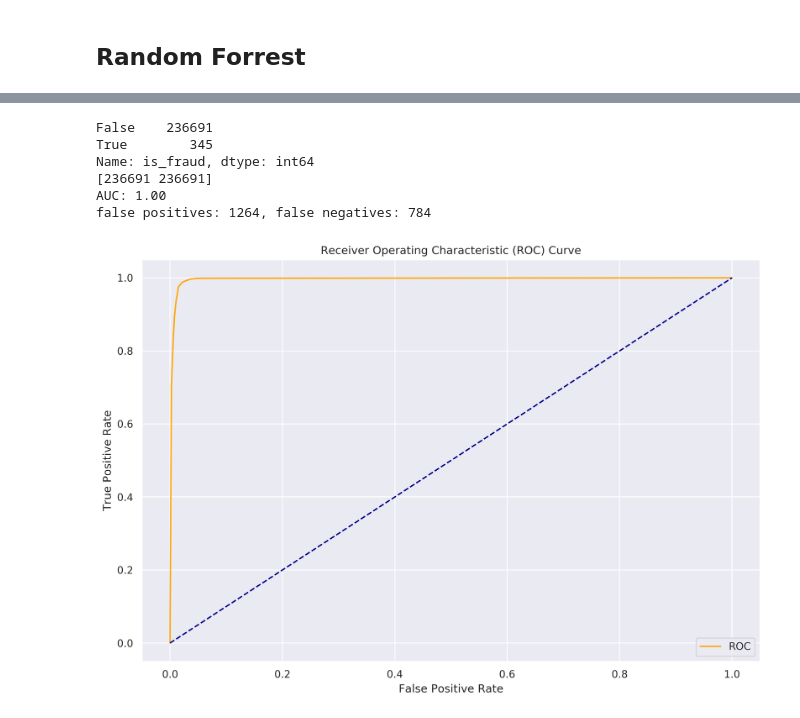
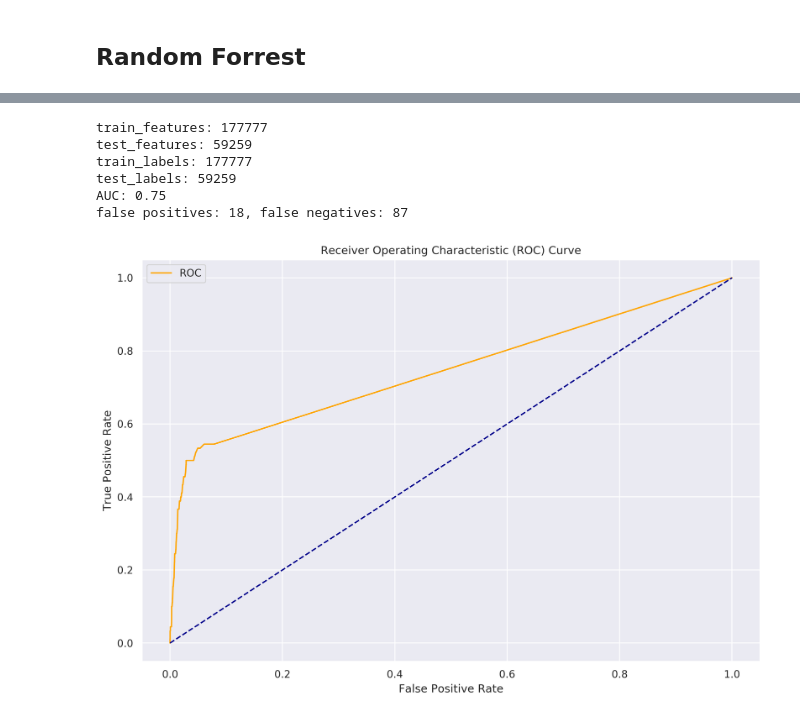
Before and after one commit to mennobo/CS4035_CDA_3, a Jupyter notebook: Assignment1/Untitled.ipynb, the cells around one changed output, grey strips where cells are left out. Cells and saved outputs as stored; diff of their text form; code cells hidden in the pictures.

```diff
--- a/Assignment1/Untitled.ipynb
+++ b/Assignment1/Untitled.ipynb
@@ -210,5 +186,5 @@ for col in cat_cols:
     else:
         df = pd.concat([df, pd.get_dummies(df[col])], axis=1)
     index += 1
-    df.drop(col, axis=1)
+    df.drop(col, axis=1, inplace=True)
 df.rename(columns={0:'cvcresp0', 1:'cvcresp1', 2:'cvcresp2', 3:'cvcresp3'}, inplace=True)
@@ -482,16 +462,11 @@ FileNotFoundError: [Errno 2] File b'data.csv' does not exist: b'data.csv'
 # Applying smote
 from imblearn.over_sampling import SMOTE
 
-def apply_smote(data):
-    nummerical_cols = ['amount_convert',
-                       'currencycode',
-                       'spent_in_issue_country',
-                       'cvcresponsecode']
-
-    print(df['is_fraud'].value_counts())
+def apply_smote(columns, data, fraud_rows):
+#     print(data['is_fraud'].value_counts())
 
     smt = SMOTE(random_state=0)
-    X_train, y_train = smt.fit_sample(data[nummerical_cols], data['is_fraud'])
+    X_train, y_train = smt.fit_sample(data[columns], fraud_rows)
 
     print(np.bincount(y_train))
 
@@ -573,33 +589,47 @@ TypeError: split_data() missing 1 required positional argument: 'y'
 # %%
-# Non smote
-X_train, y_train = apply_smote(df_remapped)
-train_features, test_features, train_labels, test_labels = split_data(X_train, y_train)
+nummerical_cols = ['amount_convert',
+                       'currencycode',
+                       'spent_in_issue_country',
+                       'cvcresponsecode']
+x_train = np.asarray(df_remapped[nummerical_cols])
+y_train = df_remapped['is_fraud']
+
+train_features, test_features, train_labels, test_labels = split_data(df_exp, df['is_fraud'])
 predictions, errors = random_forrest(train_features, test_features, train_labels, test_labels)
+
+print(f"train_features: {len(train_features)}")
+print(f"test_features: {len(test_features)}")
+print(f"train_labels: {len(train_labels)}")
+print(f"test_labels: {len(test_labels)}")
 
 auc = roc_auc_score(test_labels, predictions)
 print('AUC: %.2f' % auc)
 fpr, tpr, thresholds = roc_curve(test_labels, predictions)
 
 i = 0
 false_negs = 0
 false_pos = 0
+true_pos
 for p in predictions:
     if (p < 0.5 and test_labels[i]):
 #         print(f"False negative pred: {p}, val: {test_labels[i]}")
         false_negs += 1
     if (p > 0.5 and not test_labels[i]):
 #         print(f"False positive pred: {p}, val: {test_labels[i]}")
         false_pos += 1
+    if (p > 0.5 and test_labels[i]):
+        true_pos += 1
     i += 1
 
 print(f"false positives: {false_pos}, false negatives: {false_negs}")
 
 plot_roc_curve(fpr, tpr).show()
+# print(np.asarray(y_train2))
 # %% [output]
-False    236691
-True        345
-Name: is_fraud, dtype: int64
-[236691 236691]
-AUC: 1.00
-false positives: 1264, false negatives: 784
+train_features: 177777
+test_features: 59259
+train_labels: 177777
+test_labels: 59259
+AUC: 0.75
+false positives: 18, false negatives: 87
-[figure, old version]
+[figure, new version]
```
Also changed, not shown: parts of 17 cells of this notebook.
